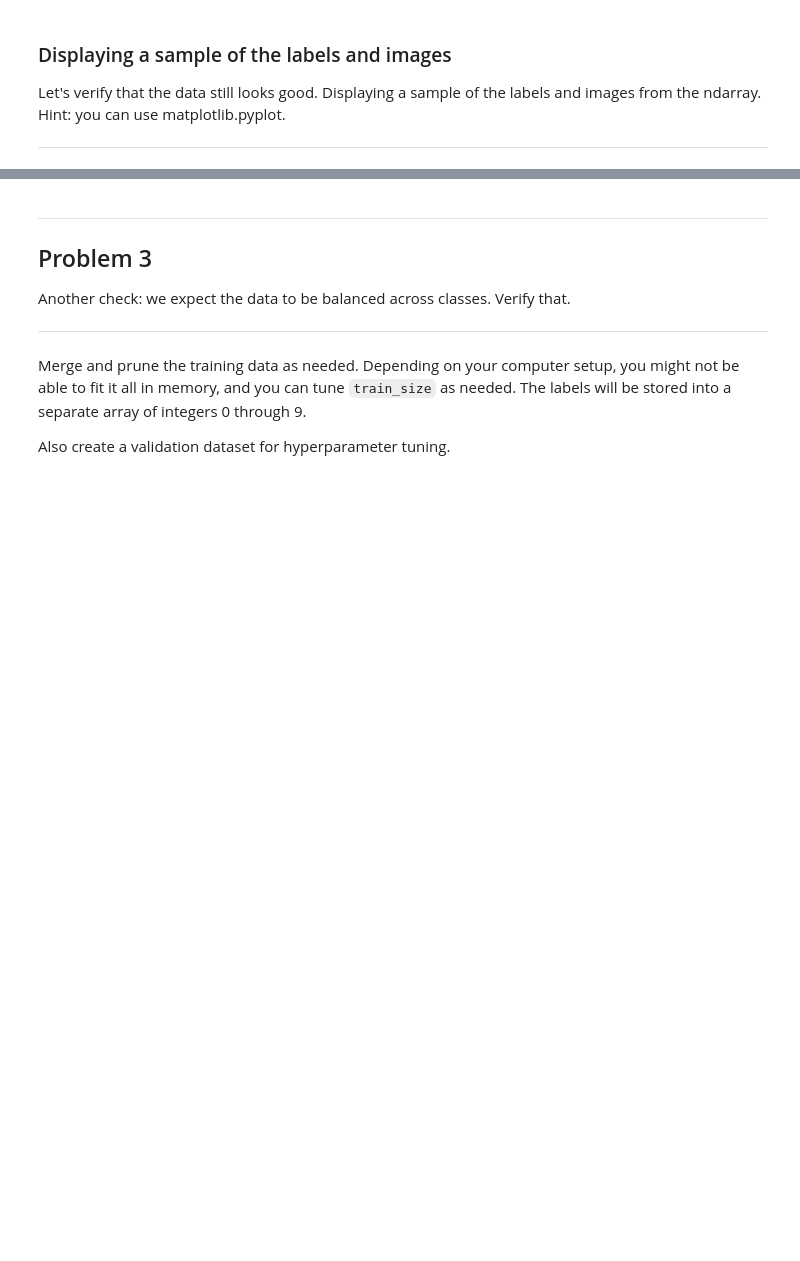
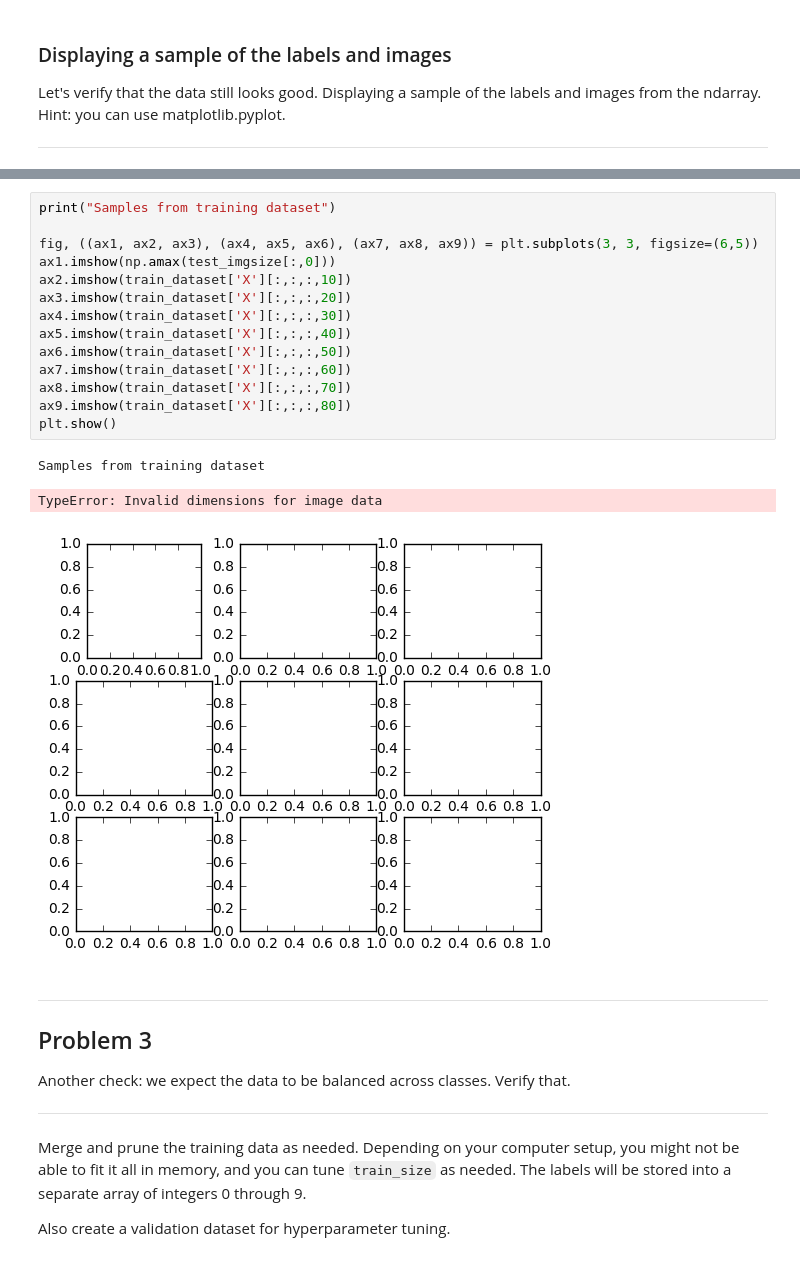
Before and after one commit to SayakaNogawa/Capstone_Deep_Learning, a Jupyter notebook: build_a_live_camera.ipynb, the cells around one changed output, grey strips where cells are left out. Saved outputs shown, nothing was run; the diff lists cells and outputs as text; blank space fills up the shorter version.

```diff
--- a/build_a_live_camera.ipynb
+++ b/build_a_live_camera.ipynb
@@ -350,3 +471,21 @@ Unable to process data from: t || [Errno 2] No such file or directory: 't'
+# %%
+print("Samples from training dataset")
+
+fig, ((ax1, ax2, ax3), (ax4, ax5, ax6), (ax7, ax8, ax9)) = plt.subplots(3, 3, figsize=(6,5))
+ax1.imshow(np.amax(test_imgsize[:,0]))
+ax2.imshow(train_dataset['X'][:,:,:,10])
+ax3.imshow(train_dataset['X'][:,:,:,20])
+ax4.imshow(train_dataset['X'][:,:,:,30])
+ax5.imshow(train_dataset['X'][:,:,:,40])
+ax6.imshow(train_dataset['X'][:,:,:,50])
+ax7.imshow(train_dataset['X'][:,:,:,60])
+ax8.imshow(train_dataset['X'][:,:,:,70])
+ax9.imshow(train_dataset['X'][:,:,:,80])
+plt.show()
+# %% [output]
+Samples from training dataset
+TypeError: Invalid dimensions for image data
+[figure, added]
 # %% [markdown]
 ---
 Problem 3
```
Also changed, not shown: parts of 29 cells of this notebook.
